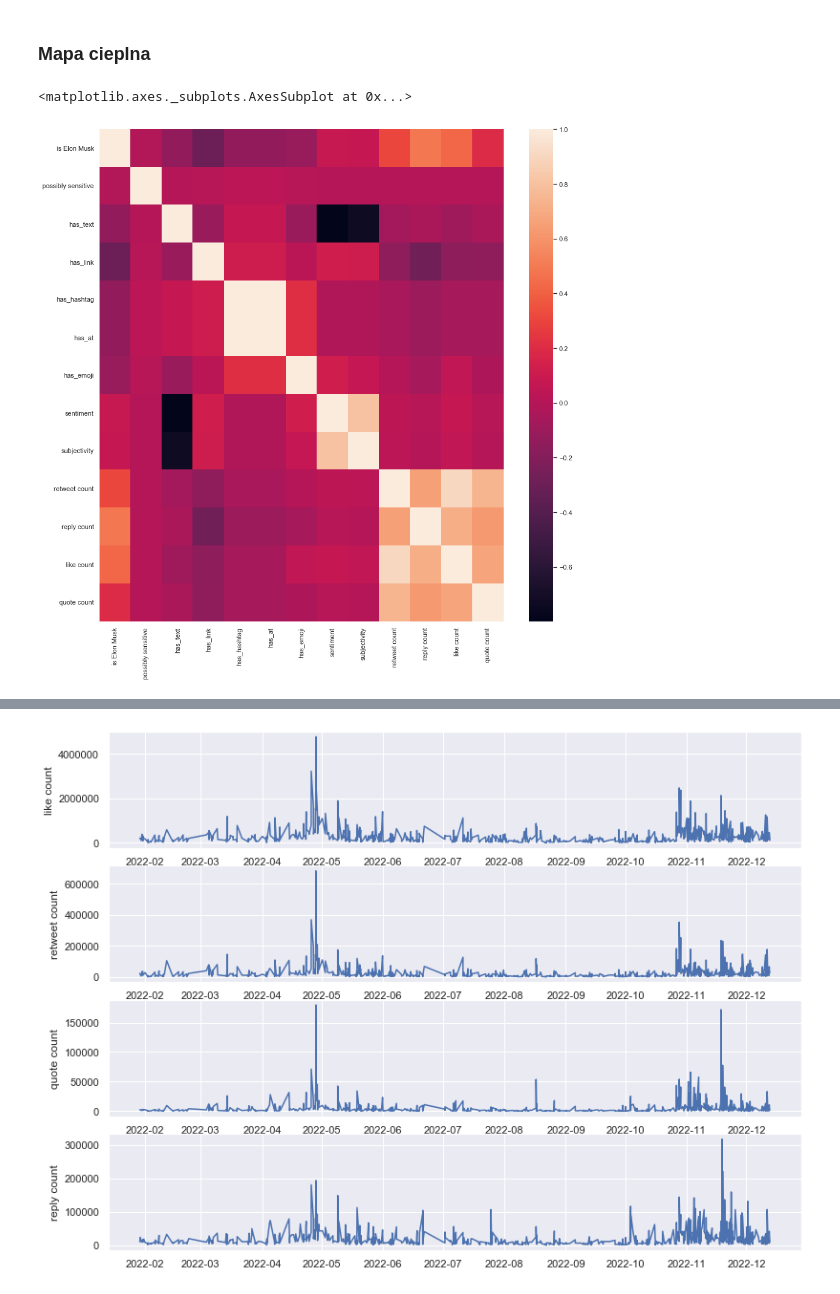
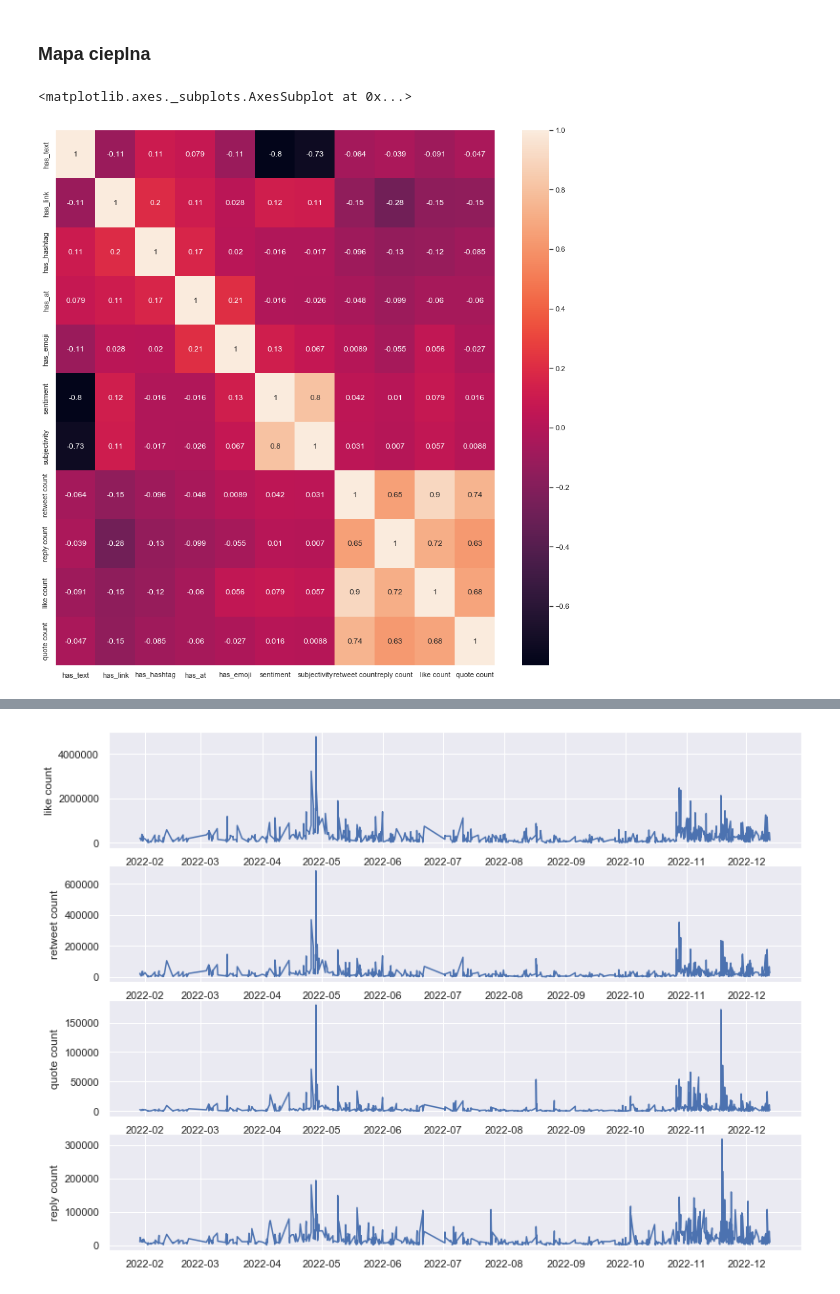
Before and after one commit to Wiktor-99/MAED, a Jupyter notebook: elon_musk_tweet_classification.ipynb, the cells around one changed output, grey strips where cells are left out. Drawn from its saved outputs; the diff is of its cells as text; code cells hidden in the pictures.

Commit message:
Add new heatmaps

```diff
--- a/elon_musk_tweet_classification.ipynb
+++ b/elon_musk_tweet_classification.ipynb
@@ -281,9 +281,11 @@ data_frame_elon = data_frame.loc[data_frame['is Elon Musk'] == 1]
 data_frame_not_elon = data_frame.loc[data_frame['is Elon Musk'] == 0]
 # %% [markdown]
 ### Mapa cieplna
-# %%
-corr_matrix=data_frame.corr()
-sb.heatmap(corr_matrix)
-# %% [output]
-<matplotlib.axes._subplots.AxesSubplot at 0x...>
-[figure, removed]
+# %%
+columns = ['has_text', 'has_link', 'has_hashtag', 'has_at',	'has_emoji', 'sentiment', 'subjectivity', 'retweet count', 'reply count', 'like count',	'quote count']
+
+corr_matrix=data_frame[columns].corr()
+sb.heatmap(corr_matrix, annot=True)
+# %% [output]
+<matplotlib.axes._subplots.AxesSubplot at 0x...>
+[figure, added]
```
Also changed, not shown: parts of 16 cells of this notebook.
